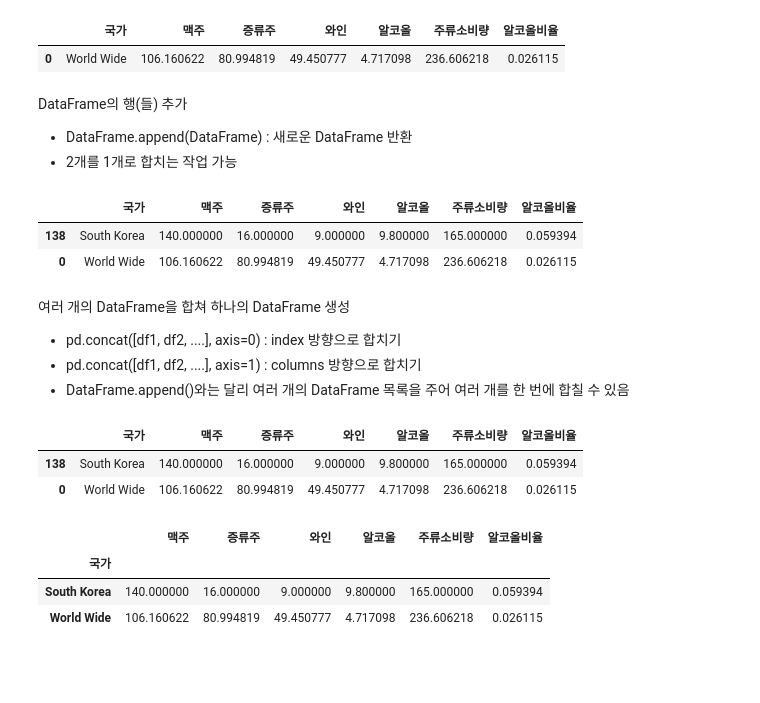
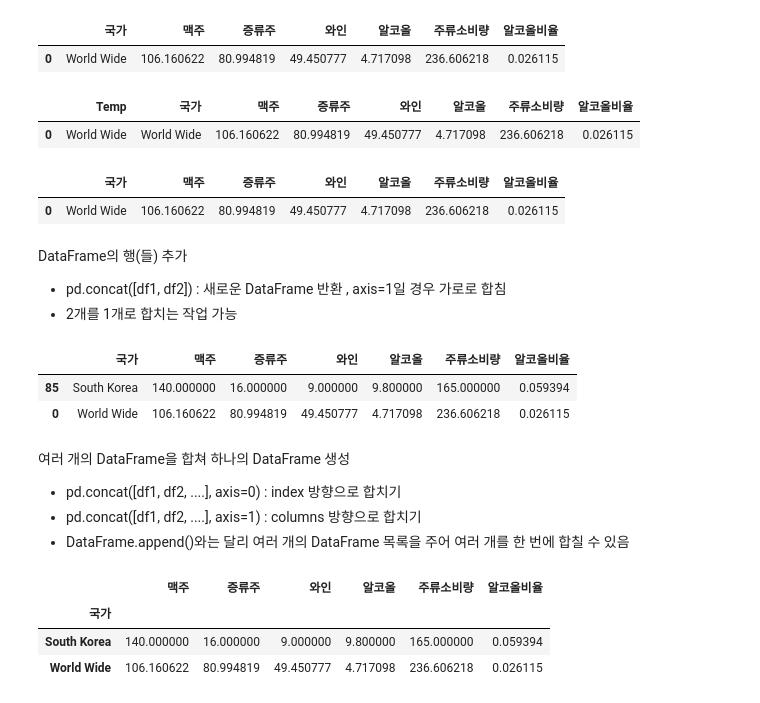
Before and after one commit to JM-world/BigData.Analysis.Article-Practical.skills, a Jupyter notebook: 1.pandas/[pandas_02]_drinks_LAB.ipynb, the cells around one changed output. Saved outputs shown, nothing was run; the diff lists cells and outputs as text; code cells hidden in the pictures; blank space fills up the shorter version.

```diff
--- a/1.pandas/[pandas_02]_drinks_LAB.ipynb
+++ b/1.pandas/[pandas_02]_drinks_LAB.ipynb
@@ -435,7 +669,7 @@ DataFrame의 행/열 전환
 - DataFrame.T : index, columns의 위치가 바뀜
 # %%
 # [2-41] worldwide의 행과 열을 전환해 wwT로 저장합니다.
-wwT =
+wwT = worldwide.T
 wwT
 # %% [output]
 |  | 맥주 | 증류주 | 와인 | 알코올 | 주류소비량 | 알코올비율 |
@@ -446,20 +685,34 @@ DataFrame의 임의 위치 열 삽입
 # %%
 # [2-42] wwT의 맨 앞에 '국가' 컬럼을 'World Wide' 값으로 추가합니다.
 # 여러 번 추가하면 안됨
+wwT.insert(0, '국가', 'World Wide')
+wwT
 # %% [output]
 |  | 국가 | 맥주 | 증류주 | 와인 | 알코올 | 주류소비량 | 알코올비율 |
 | 0 | World Wide | 106.160622 | 80.994819 | 49.450777 | 4.717098 | 236.606218 | 0.026115 |
+# %%
+wwT.insert(0, 'Temp', ['World Wide'])
+wwT
+# %% [output]
+|  | Temp | 국가 | 맥주 | 증류주 | 와인 | 알코올 | 주류소비량 | 알코올비율 |
+| 0 | World Wide | World Wide | 106.160622 | 80.994819 | 49.450777 | 4.717098 | 236.606218 | 0.026115 |
+# %%
+wwT = wwT.drop('Temp', axis=1)
+wwT
+# %% [output]
+|  | 국가 | 맥주 | 증류주 | 와인 | 알코올 | 주류소비량 | 알코올비율 |
+| 0 | World Wide | 106.160622 | 80.994819 | 49.450777 | 4.717098 | 236.606218 | 0.026115 |
 # %% [markdown]
 DataFrame의 행(들) 추가
-- DataFrame.append(DataFrame) : 새로운 DataFrame 반환
+- pd.concat([df1, df2]) : 새로운 DataFrame 반환 , axis=1일 경우 가로로 합침
 - 2개를 1개로 합치는 작업 가능
 # %%
-# [2-43] korea 뒤에 wwT를 추가하여 compT 로 이름 붙입니다
-compT =
-compT
+# [2-43] korea 뒤에 wwT를 추가하여 df2 로 이름 붙입니다
+df2 = pd.concat([korea, wwT])
+df2
 # %% [output]
 |  | 국가 | 맥주 | 증류주 | 와인 | 알코올 | 주류소비량 | 알코올비율 |
-| 138 | South Korea | 140.000000 | 16.000000 | 9.000000 | 9.800000 | 165.000000 | 0.059394 |
+| 85 | South Korea | 140.000000 | 16.000000 | 9.000000 | 9.800000 | 165.000000 | 0.059394 |
 | 0 | World Wide | 106.160622 | 80.994819 | 49.450777 | 4.717098 | 236.606218 | 0.026115 |
 # %%
 # 한국의 맥주 및 알코올 소비량이 전세계 맥주 소비량보다 많은 것을 알 수 있습니다.
@@ -468,13 +721,5 @@ compT
 - pd.concat([df1, df2, ....], axis=0) : index 방향으로 합치기
 - pd.concat([df1, df2, ....], axis=1) : columns 방향으로 합치기
 - DataFrame.append()와는 달리 여러 개의 DataFrame 목록을 주어 여러 개를 한 번에 합칠 수 있음
-# %%
-# [2-44] wwT와 korea 를 합쳐 하나의 DataFrame을 생성하여 df2로 저장합니다.
-df2 =
-df2
-# %% [output]
-|  | 국가 | 맥주 | 증류주 | 와인 | 알코올 | 주류소비량 | 알코올비율 |
-| 138 | South Korea | 140.000000 | 16.000000 | 9.000000 | 9.800000 | 165.000000 | 0.059394 |
-| 0 | World Wide | 106.160622 | 80.994819 | 49.450777 | 4.717098 | 236.606218 | 0.026115 |
 # %%
 # [2-45] df2를 '국가' 컬럼을 index로 설정하여 df3으로 저장합니다
```
Also changed, not shown: parts of 55 cells of this notebook, 1 other file.
